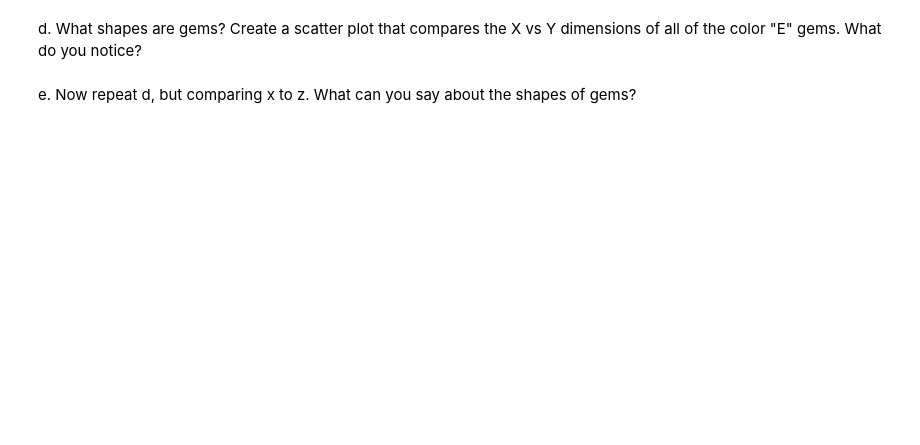
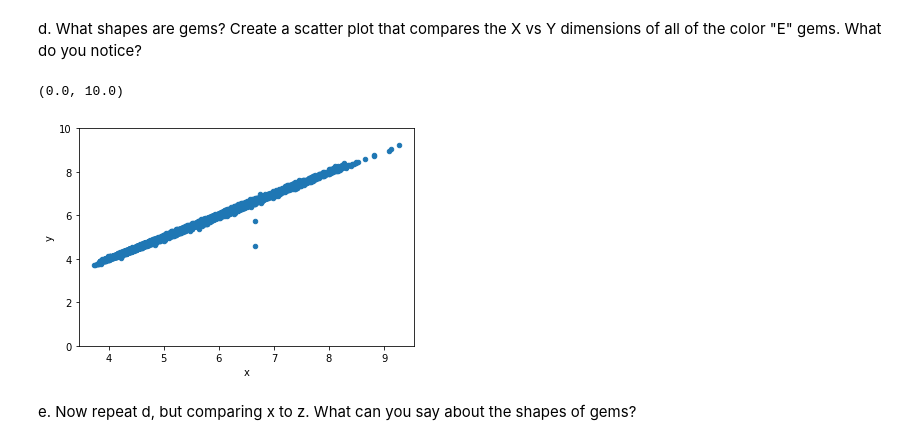
Before and after one commit to vivek-booshan/schulman, a Jupyter notebook: HW1/HW_1.ipynb, the cells around one changed output. Saved outputs shown, nothing was run; the diff lists cells and outputs as text; code cells hidden in the pictures; blank space fills up the shorter version.

```diff
--- a/HW1/HW_1.ipynb
+++ b/HW1/HW_1.ipynb
@@ -18,4 +60,13 @@ c.  Create a side by side boxplot of the range of prices by gem cut.
 # %% [markdown]
 d.  What shapes are gems?  Create a scatter plot that compares the X vs Y dimensions of all of the color "E" gems.  What do you notice?
+# %%
+E_grade = diamonds_df[diamonds_df.color == "E"]
+E_grade.plot.scatter(x="x", y="y")
+plt.ylim(0, 10)
+
+# there is almost a perfect 1 to 1 correlation between x and y dim
+# %% [output]
+(0.0, 10.0)
+[figure, added]
 # %% [markdown]
 e. Now repeat d, but comparing x to z.  What can you say about the shapes of gems?
```
Also changed, not shown: parts of 9 cells of this notebook, 1 other file.
